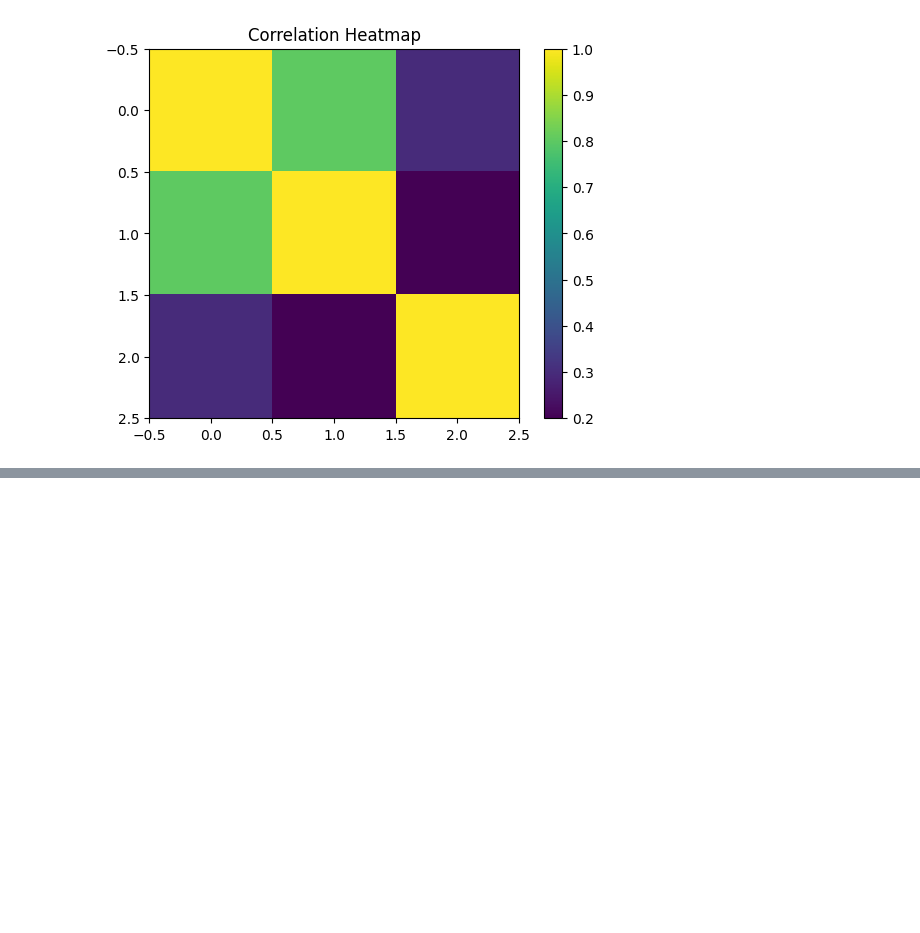
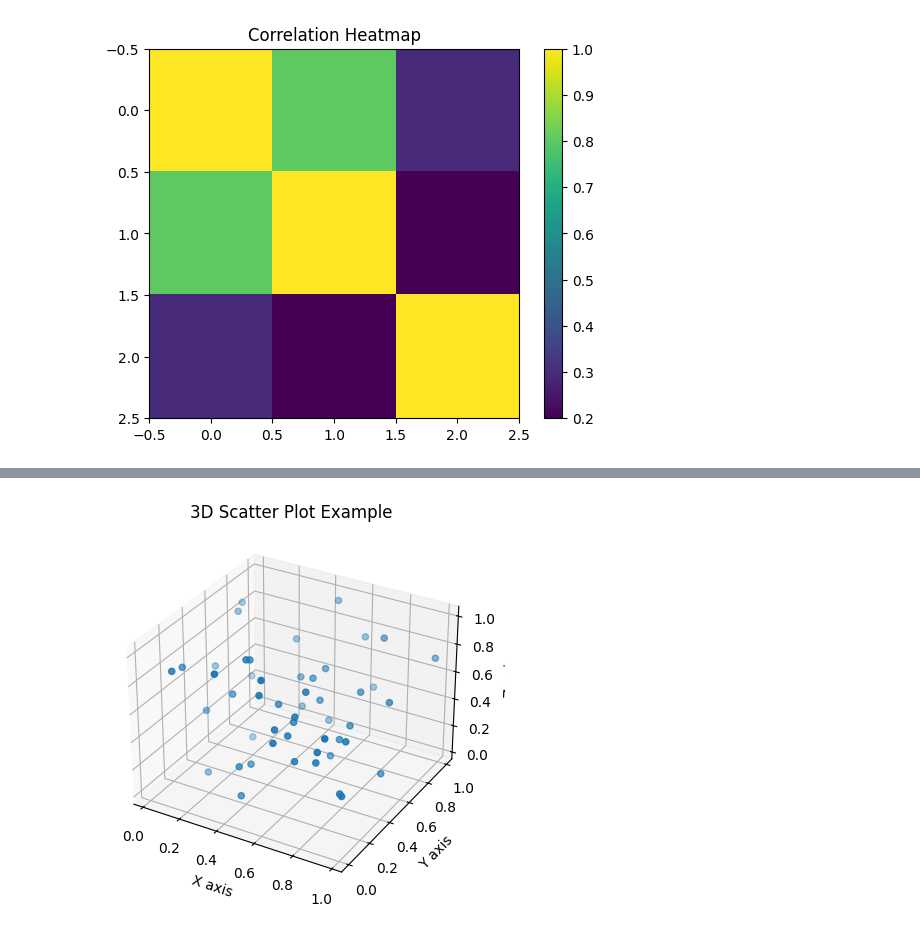
Before and after one commit to pratiksha-2410/Matplotlib-Charts, a Jupyter notebook: Line Plots.ipynb, the cells around one changed output, grey strips where cells are left out. Drawn from its saved outputs; the diff is of its cells as text; code cells hidden in the pictures; blank space fills up the shorter version.

```diff
--- a/Line Plots.ipynb
+++ b/Line Plots.ipynb
@@ -925,0 +966,26 @@ plt.show()
+# %%
+# 3D Scatter Plot
+
+from mpl_toolkits.mplot3d import Axes3D
+
+# data
+np.random.seed(0)
+
+x = np.random.rand(50)
+y = np.random.rand(50)
+z = np.random.rand(50)
+
+# plot
+fig = plt.figure()
+ax = fig.add_subplot(111, projection='3d')
+
+ax.scatter(x, y, z)
+
+ax.set_title("3D Scatter Plot Example")
+ax.set_xlabel("X axis")
+ax.set_ylabel("Y axis")
+ax.set_zlabel("Z axis")
+
+plt.show()
+# %% [output]
+[figure, added]
```
Also changed, not shown: parts of 6 cells of this notebook, 2 other files.
